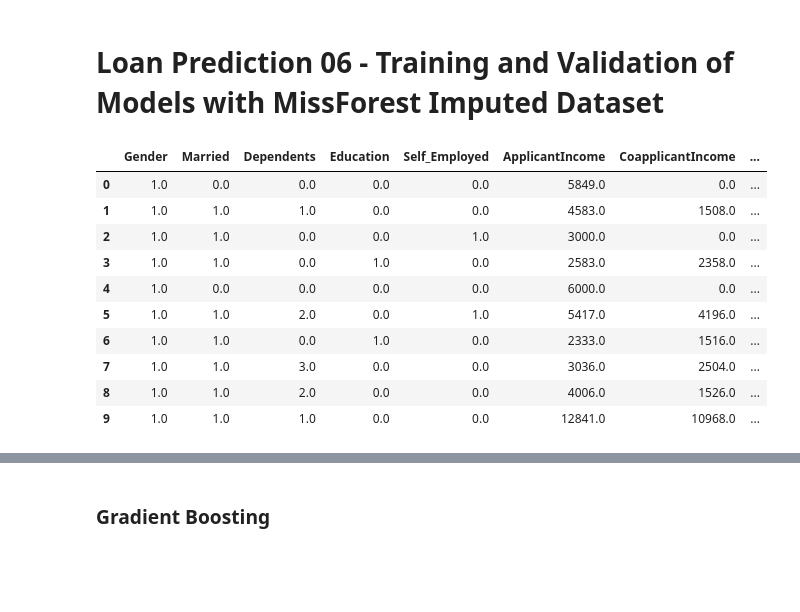
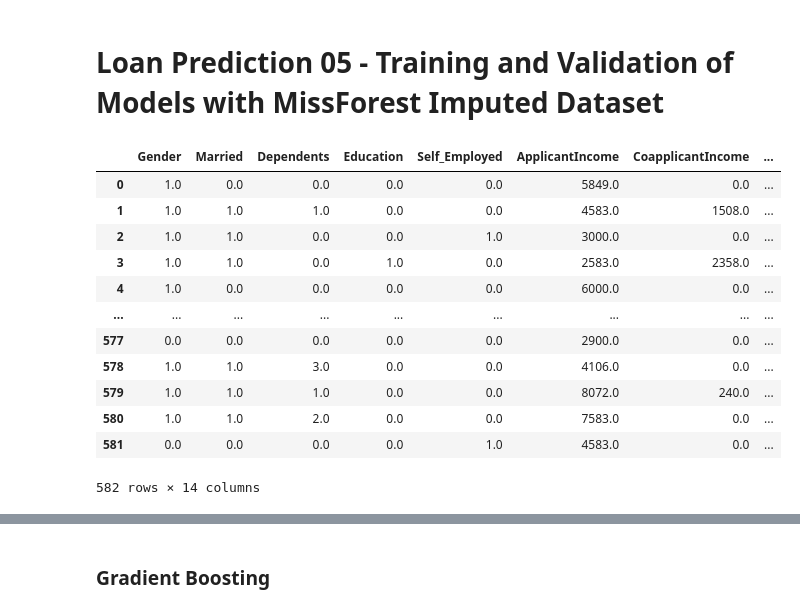
Before and after one commit to lucasthim/loan-prediction, a Jupyter notebook: 05_training_with_imputed_mf_data.ipynb, the cells around one changed output, grey strips where cells are left out. Drawn from its saved outputs; the diff is of its cells as text; code cells hidden in the pictures; blank space fills up the shorter version.

Commit message:
Finished project and submited first model results

```diff
--- a/05_training_with_imputed_mf_data.ipynb
+++ b/05_training_with_imputed_mf_data.ipynb
@@ -1,3 +1,3 @@
 # %% [markdown]
-# Loan Prediction 06 - Training and Validation of Models with MissForest Imputed Dataset
+# Loan Prediction 05 - Training and Validation of Models with MissForest Imputed Dataset
 # %%
@@ -23,17 +25,19 @@ import metrics_utils
 import model_utils
 # %%
 df_import = pd.read_csv('dataset/train_rf_imputed.csv')
-df_import.head(10)
+df_import
 # %% [output]
 |  | Gender | Married | Dependents | Education | Self_Employed | ApplicantIncome | CoapplicantIncome | ... |
 | 0 | 1.0 | 0.0 | 0.0 | 0.0 | 0.0 | 5849.0 | 0.0 | ... |
 | 1 | 1.0 | 1.0 | 1.0 | 0.0 | 0.0 | 4583.0 | 1508.0 | ... |
 | 2 | 1.0 | 1.0 | 0.0 | 0.0 | 1.0 | 3000.0 | 0.0 | ... |
 | 3 | 1.0 | 1.0 | 0.0 | 1.0 | 0.0 | 2583.0 | 2358.0 | ... |
 | 4 | 1.0 | 0.0 | 0.0 | 0.0 | 0.0 | 6000.0 | 0.0 | ... |
-| 5 | 1.0 | 1.0 | 2.0 | 0.0 | 1.0 | 5417.0 | 4196.0 | ... |
-| 6 | 1.0 | 1.0 | 0.0 | 1.0 | 0.0 | 2333.0 | 1516.0 | ... |
-| 7 | 1.0 | 1.0 | 3.0 | 0.0 | 0.0 | 3036.0 | 2504.0 | ... |
-| 8 | 1.0 | 1.0 | 2.0 | 0.0 | 0.0 | 4006.0 | 1526.0 | ... |
-| 9 | 1.0 | 1.0 | 1.0 | 0.0 | 0.0 | 12841.0 | 10968.0 | ... |
+| ... | ... | ... | ... | ... | ... | ... | ... | ... |
+| 577 | 0.0 | 0.0 | 0.0 | 0.0 | 0.0 | 2900.0 | 0.0 | ... |
+| 578 | 1.0 | 1.0 | 3.0 | 0.0 | 0.0 | 4106.0 | 0.0 | ... |
+| 579 | 1.0 | 1.0 | 1.0 | 0.0 | 0.0 | 8072.0 | 240.0 | ... |
+| 580 | 1.0 | 1.0 | 2.0 | 0.0 | 0.0 | 7583.0 | 0.0 | ... |
+| 581 | 0.0 | 0.0 | 0.0 | 0.0 | 1.0 | 4583.0 | 0.0 | ... |
+582 rows × 14 columns
 # %%
```
Also changed, not shown: parts of 27 cells of this notebook, 33 other files.
